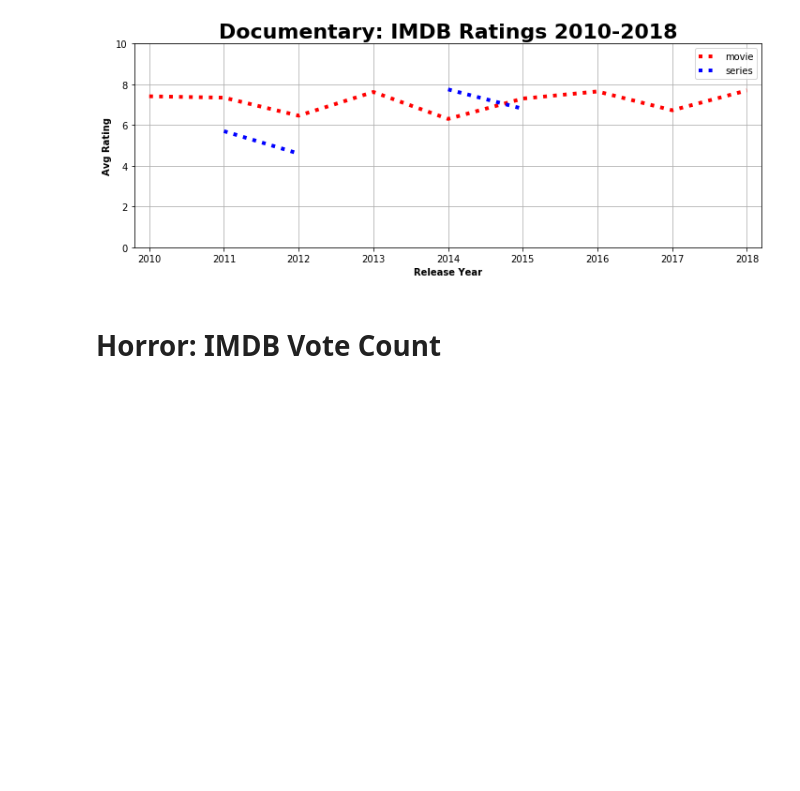
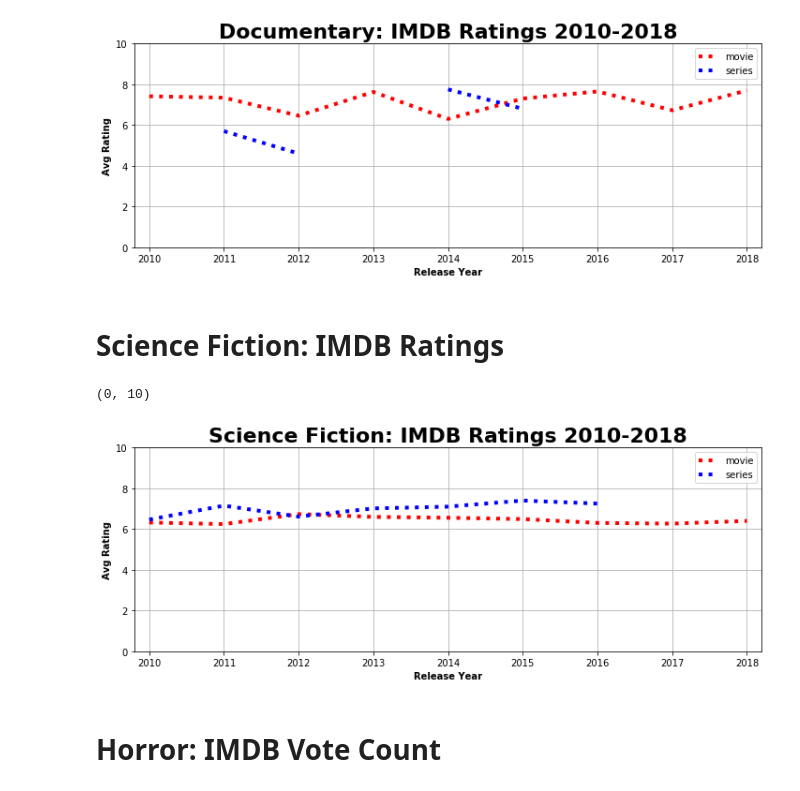
Before and after one commit to ltbird259/Project_1, a Jupyter notebook: media.ipynb, the cells around one changed output. Saved outputs shown, nothing was run; the diff lists cells and outputs as text; code cells hidden in the pictures; blank space fills up the shorter version.

```diff
--- a/media.ipynb
+++ b/media.ipynb
@@ -374,3 +463,38 @@ plt.ylim(0, 10)
 # Save plot
 fig_6= ax.get_figure()
 fig_6.savefig("figs/Docu_Ratings.png")
+# %% [markdown]
+# Science Fiction: IMDB Ratings
+# %%
+# Store number of productions grouped by media type and release year
+scifi_gb = scifi_years.groupby(["Type of Media", "Start/Release_Year"])
+avg_IMDB_rating = scifi_gb["IMDB Rating"].mean()
+
+# Convert to DataFrame & reset index
+scifi_df_2 = pd.DataFrame({"Avg IMDB Rating": avg_IMDB_rating})
+scifi_df_2 = scifi_df_2.reset_index()
+
+
+# Re-Format the Data Frame
+scifi_df_2 = scifi_df_2.pivot(index='Start/Release_Year', columns='Type of Media', values='Avg IMDB Rating')
+scifi_df_2.reset_index()
+
+ #plot number of productions
+df=scifi_df_2
+
+ax = df.plot(kind='line', y="movie",color="red",linestyle="dotted",linewidth=4,figsize=(12, 4))
+
+df.plot(kind='line', y="series",color="blue",linestyle="dotted",linewidth=4, ax=ax)
+
+#format and titles
+ax.yaxis.grid()
+ax.xaxis.grid()
+ax.set_title('Science Fiction: IMDB Ratings 2010-2018',fontsize= 22,weight="bold")
+ax.set_xlabel("Release Year",weight="bold")
+ax.set_ylabel("Avg Rating",weight="bold")
+
+plt.xlim(2009.8, 2018.2)
+plt.ylim(0, 10)
+# %% [output]
+(0, 10)
+[figure, added]
```
Also changed, not shown: parts of 16 cells of this notebook, 5 other files.
